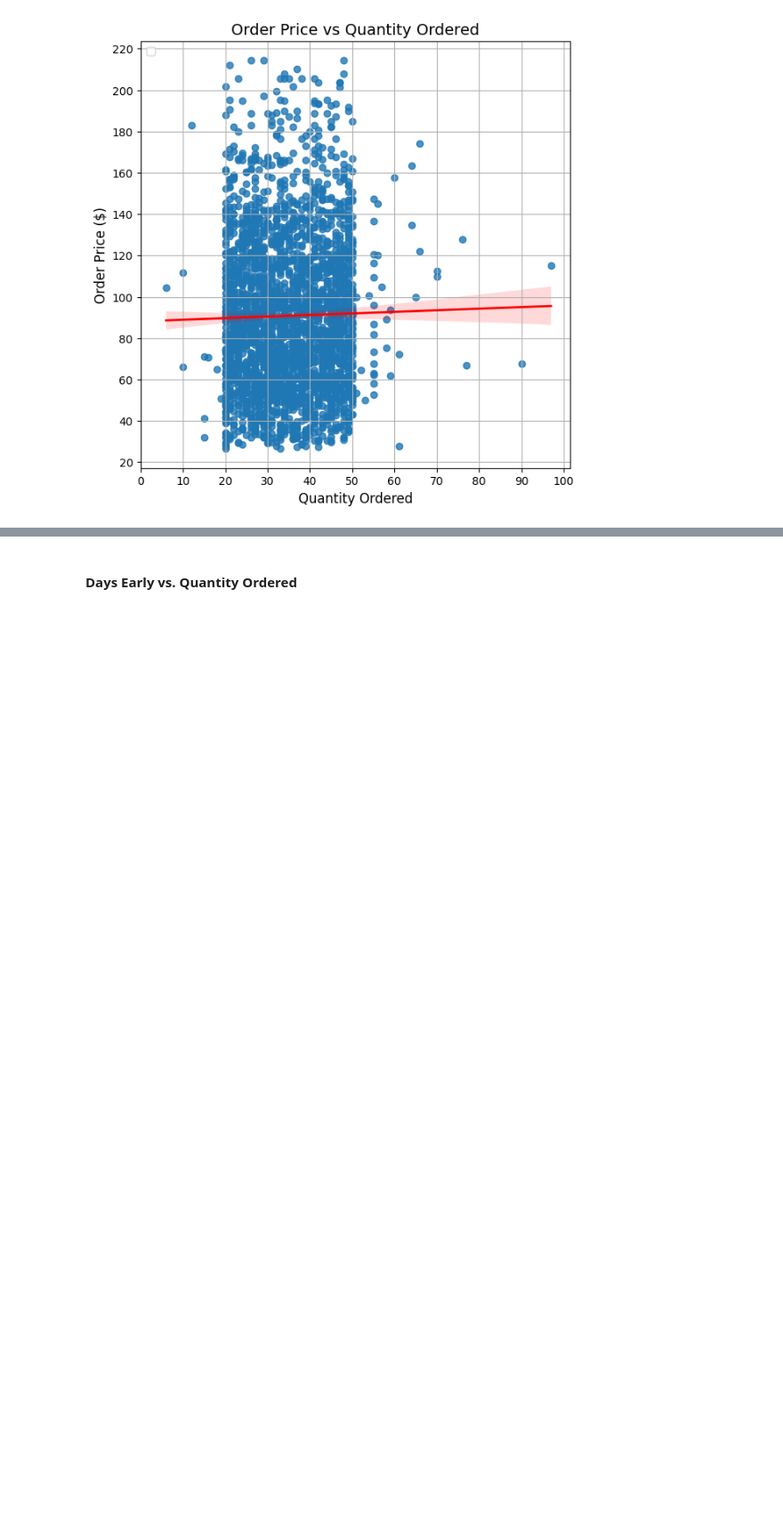
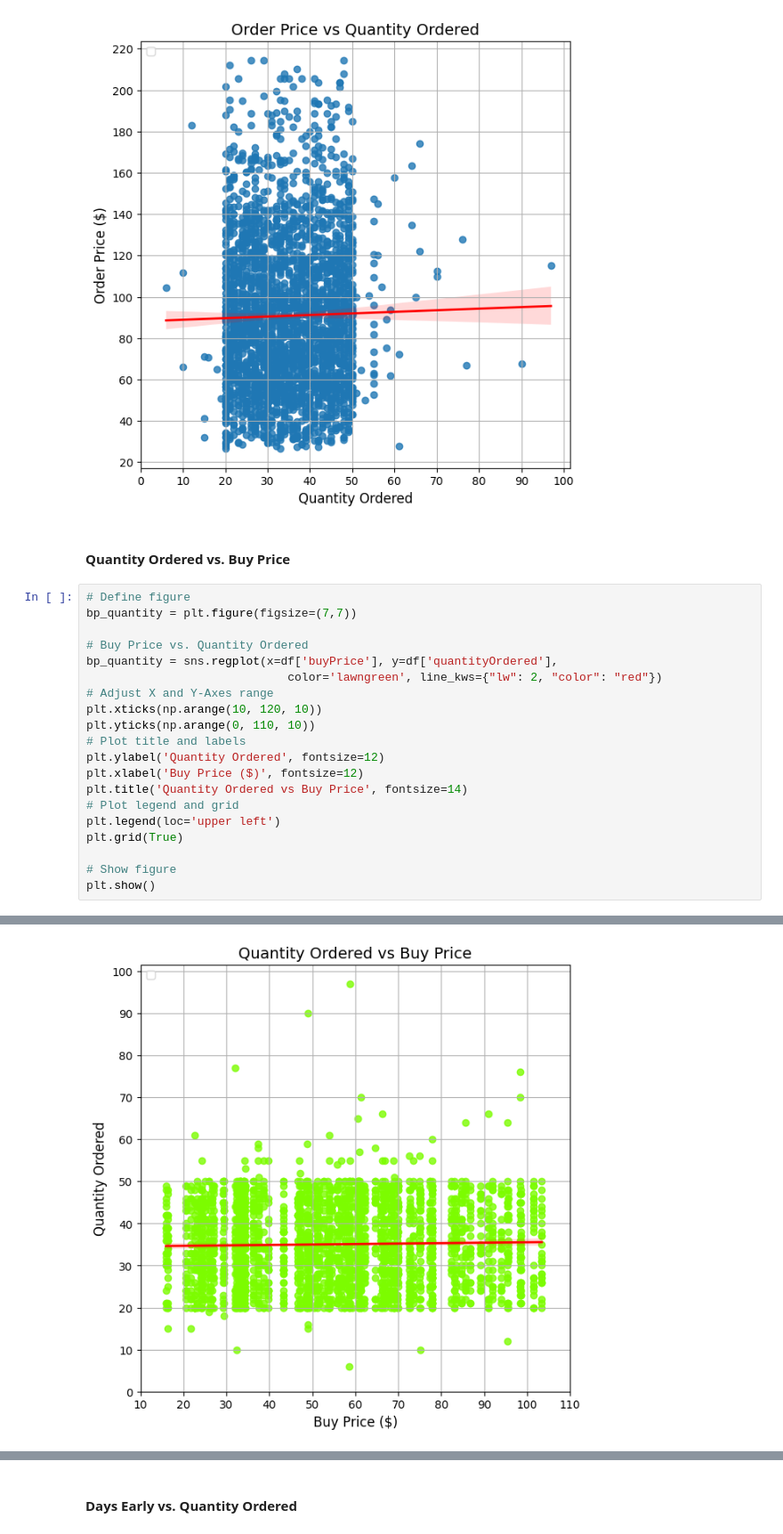
Before and after one commit to MarkLee7925/Customer-Database-Analysis, a Jupyter notebook: KMeans/CM_CustomerOrders_KMeans.ipynb, the cells around one changed output, grey strips where cells are left out. Shown at 89% size. Drawn from its saved outputs; the diff is of its cells as text; blank space fills up the shorter version.

```diff
--- a/KMeans/CM_CustomerOrders_KMeans.ipynb
+++ b/KMeans/CM_CustomerOrders_KMeans.ipynb
@@ -524,3 +524,26 @@ plt.show()
 # %% [output]
 WARNING:matplotlib.legend:No artists with labels found to put in legend.  Note that artists whose label start with an underscore are ignored when legend() is called with no argument.
 [figure]
+# %% [markdown]
+#### Quantity Ordered vs. Buy Price
+# %%
+# Define figure
+bp_quantity = plt.figure(figsize=(7,7))
+
+# Buy Price vs. Quantity Ordered
+bp_quantity = sns.regplot(x=df['buyPrice'], y=df['quantityOrdered'],
+                             color='lawngreen', line_kws={"lw": 2, "color": "red"})
+# Adjust X and Y-Axes range
+plt.xticks(np.arange(10, 120, 10))
+plt.yticks(np.arange(0, 110, 10))
+# Plot title and labels
+plt.ylabel('Quantity Ordered', fontsize=12)
+plt.xlabel('Buy Price ($)', fontsize=12)
+plt.title('Quantity Ordered vs Buy Price', fontsize=14)
+# Plot legend and grid
+plt.legend(loc='upper left')
+plt.grid(True)
+
+# Show figure
+plt.show()
+# %% [output]
@@ -527 +551,2 @@ WARNING:matplotlib.legend:No artists with labels found to put in legend.  Note t
+[figure, added]
 # %% [markdown]
```
Also changed, not shown: parts of 12 cells of this notebook.
